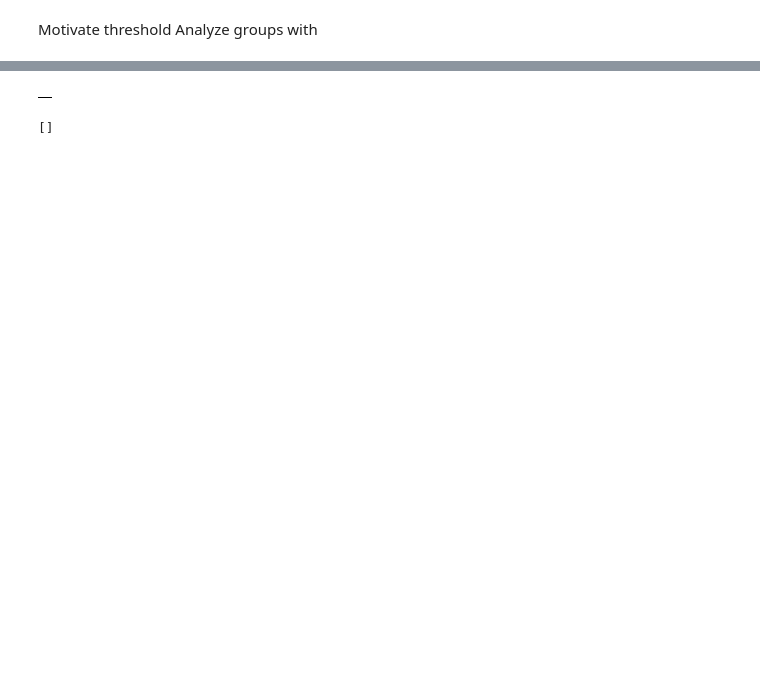
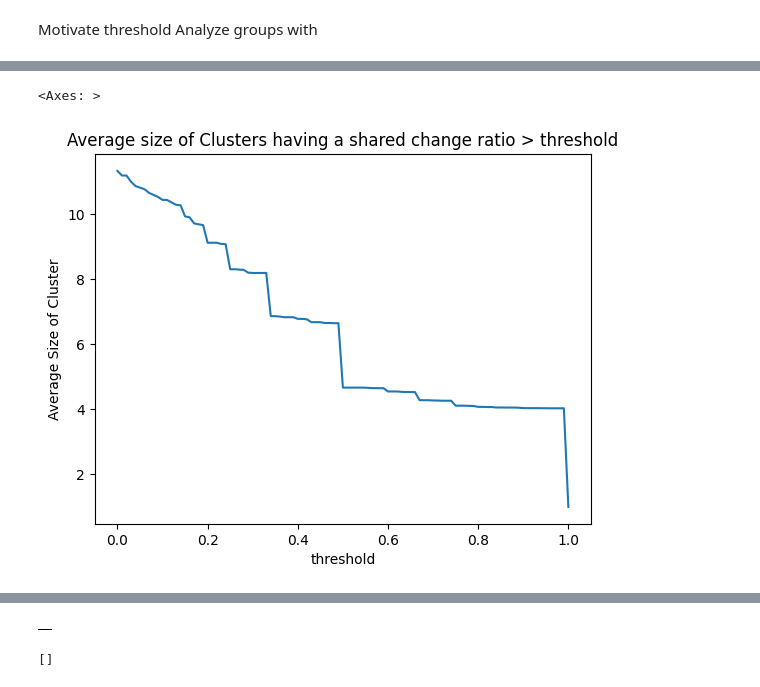
Before and after one commit to Ava-S/EKG_BPIC2014_Notebook, a Jupyter notebook: 1_2_change_cluster_analysis.ipynb, the cells around one changed output, grey strips where cells are left out. Cells and saved outputs as stored; diff of their text form; code cells hidden in the pictures; blank space fills up the shorter version.

```diff
--- a/1_2_change_cluster_analysis.ipynb
+++ b/1_2_change_cluster_analysis.ipynb
@@ -193,0 +214,10 @@ Analyze groups with
+# %%
+# print(results)
+ax = sns.lineplot(data={key: value['mean'] for key, value in component_distributions.items()})
+
+plt.title('Average size of Clusters having a shared change ratio > threshold', )
+ax.set(xlabel='threshold', ylabel='Average Size of Cluster')
+p
+# %% [output]
+<Axes: >
+[figure, added]
```
Also changed, not shown: parts of 24 cells of this notebook.
